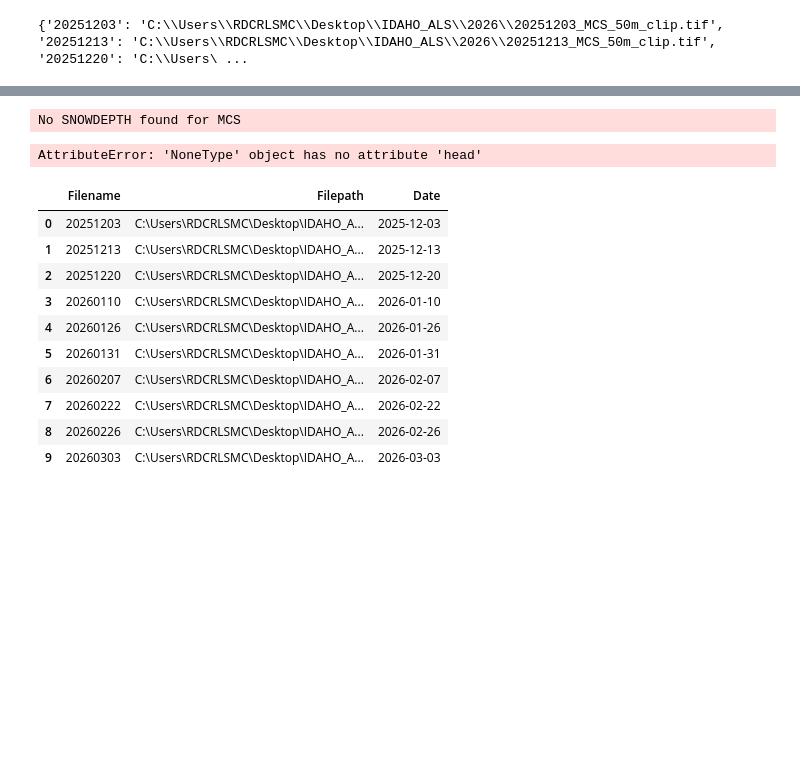
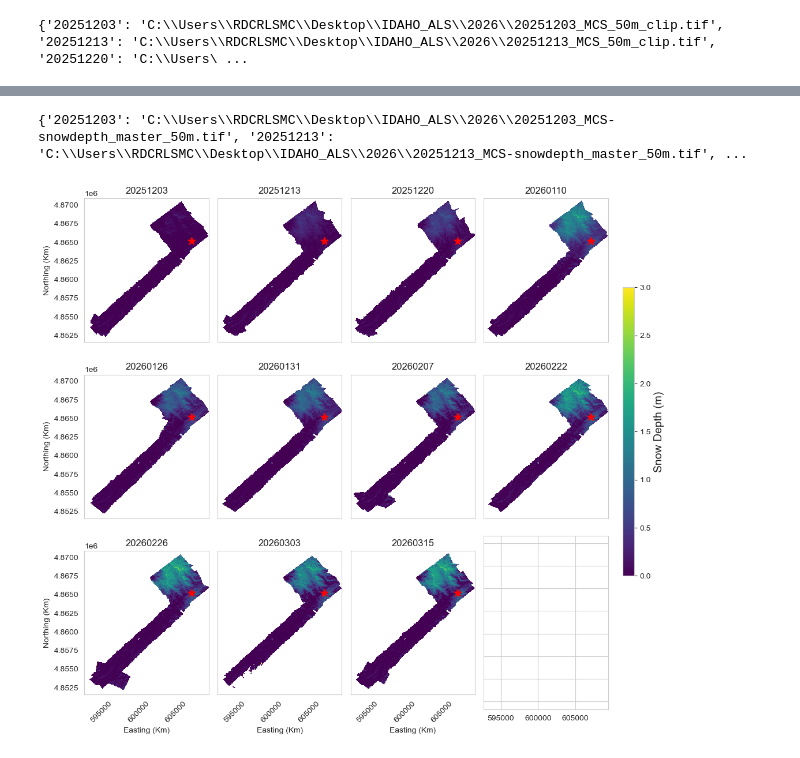
Before and after one commit to naniciafone/crrel, a Jupyter notebook: NIVAL_figs.ipynb, the cells around one changed output, grey strips where cells are left out. Cells and saved outputs as stored; diff of their text form; code cells hidden in the pictures; blank space fills up the shorter version.

```diff
--- a/NIVAL_figs.ipynb
+++ b/NIVAL_figs.ipynb
@@ -88 +123,45 @@ plt.show()
+# %%
+dir = "C:/Users/RDCRLSMC/Desktop/IDAHO_ALS/2026"
+
+raster_dict_full = {}
+for root, dirs, files in os.walk(dir):
+    for filename in files:
+        if "50m.tif" in filename:
+            full_path = os.path.join(root, filename)
+            result = filename.split("_")
+            name = result[0]
+            raster_dict_full[name] = os.path.abspath(full_path)
+
+print(raster_dict_full)
+# %% [output]
+{'20251203': 'C:\\Users\\RDCRLSMC\\Desktop\\IDAHO_ALS\\2026\\20251203_MCS-snowdepth_master_50m.tif', '20251213': 'C:\\Users\\RDCRLSMC\\Desktop\\IDAHO_ALS\\2026\\20251213_MCS-snowdepth_master_50m.tif', ...
+# %%
+
+vmin = 0
+vmax = 3
+
+
+fig, axes = plt.subplots(nrows=3, ncols=4, figsize=(10, 10), sharex=True, sharey=True)
+for i, (date, raster) in enumerate(raster_dict_full.items()):
+    if i < len(raster_dict_full.items()):
+        ax = axes.flatten()[i]
+        snow_depth = rxr.open_rasterio(raster, masked=True)
+        im = snow_depth.plot(ax=ax, cmap='viridis', vmin=vmin, vmax=vmax, add_colorbar=False, robust=True)
+        # gdf_20220217.plot(ax=ax, color='none', edgecolor='red')
+        ax.scatter(607084.3493239387, 4865185.334007569, marker='*', s=100, color="red", label='SNOTEL')
+        ax.set_title(date)
+        ax.set_aspect('equal')
+        ax.set_xlabel('Easting (Km)')
+        ax.set_ylabel('Northing (Km)')
+        ax.tick_params(axis='x', labelrotation=45)
+        ax.label_outer()  # Hides the labels of the shared axes
+
+cbar_ax = fig.add_axes([1.01, 0.3, 0.02, 0.5])
+cbar = fig.colorbar(im, cax=cbar_ax)
+cbar.set_label('Snow Depth (m)', fontsize=14)
+
+plt.tight_layout()
+plt.show()
+# %% [output]
+[figure, added]
 # %%
@@ -99,18 +176,0 @@ WY26 = snotel_point.get_daily_data(
-# %%
-# Let's look at our old friend banner summit
-from metloom.pointdata import SnotelPointData
-
-pt = SnotelPointData("637:ID:SNTL", "MCS")
-
-# start data and end date
-start_date = datetime(2025, 10, 1)
-end_date = datetime(2023, 3, 1)
-# Notice this is a list
-variables = [pt.ALLOWED_VARIABLES.SNOWDEPTH]
-
-# request the data
-df_snotel = pt.get_daily_data(start_date, end_date, variables)
-df_snotel.head(10)
-# %% [output]
-No SNOWDEPTH found for MCS
-AttributeError: 'NoneType' object has no attribute 'head'
@@ -119,15 +176,0 @@ df = pd.DataFrame(raster_dict.items(), columns=['Filename', 'Filepath'])
-# %%
-df['Date'] = pd.to_datetime(df['Filename'], format='%Y%m%d')
-df
-# %% [output]
-|  | Filename | Filepath | Date |
-| 0 | 20251203 | C:\Users\RDCRLSMC\Desktop\IDAHO_A... | 2025-12-03 |
-| 1 | 20251213 | C:\Users\RDCRLSMC\Desktop\IDAHO_A... | 2025-12-13 |
-| 2 | 20251220 | C:\Users\RDCRLSMC\Desktop\IDAHO_A... | 2025-12-20 |
-| 3 | 20260110 | C:\Users\RDCRLSMC\Desktop\IDAHO_A... | 2026-01-10 |
-| 4 | 20260126 | C:\Users\RDCRLSMC\Desktop\IDAHO_A... | 2026-01-26 |
-| 5 | 20260131 | C:\Users\RDCRLSMC\Desktop\IDAHO_A... | 2026-01-31 |
-| 6 | 20260207 | C:\Users\RDCRLSMC\Desktop\IDAHO_A... | 2026-02-07 |
-| 7 | 20260222 | C:\Users\RDCRLSMC\Desktop\IDAHO_A... | 2026-02-22 |
-| 8 | 20260226 | C:\Users\RDCRLSMC\Desktop\IDAHO_A... | 2026-02-26 |
-| 9 | 20260303 | C:\Users\RDCRLSMC\Desktop\IDAHO_A... | 2026-03-03 |
```
Also changed, not shown: parts of 14 cells of this notebook, 2 other files.
